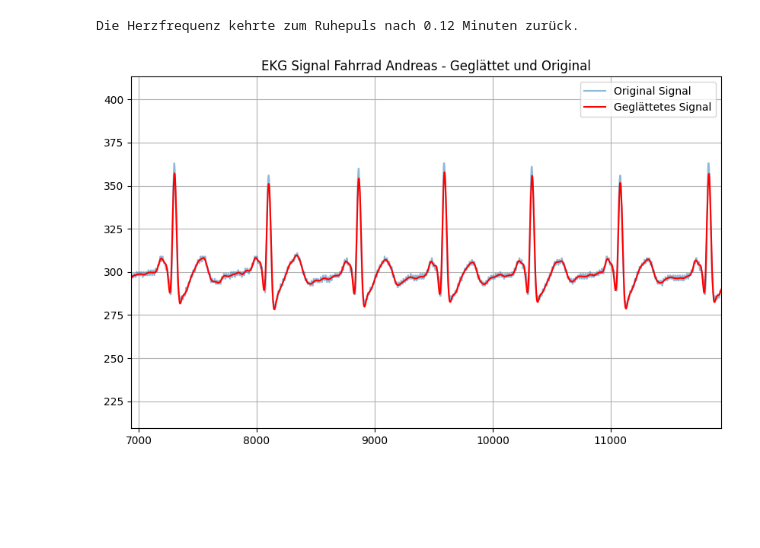
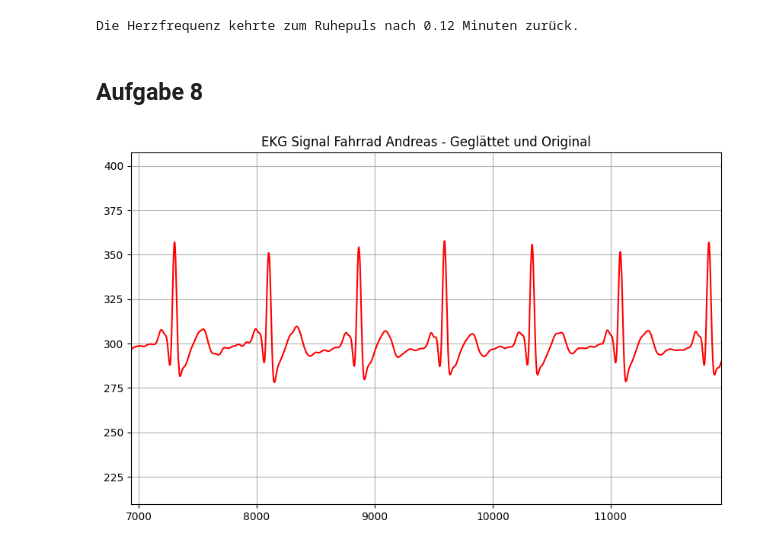
Before and after one commit to VPaulineC/Praktikum-2, a Jupyter notebook: Praktikum_2.ipynb, the cells around one changed output. Cells and saved outputs as stored; diff of their text form; code cells hidden in the pictures; blank space fills up the shorter version.

```diff
--- a/Praktikum_2.ipynb
+++ b/Praktikum_2.ipynb
@@ -489,28 +489,30 @@ else:
     print("Die Herzfrequenz hat den Ruhepuls innerhalb des beobachteten Zeitraums nicht erreicht.")
 # %% [output]
 Die Herzfrequenz kehrte zum Ruhepuls nach 0.12 Minuten zurück.
+# %% [markdown]
+## Aufgabe 8
 # %%
 # Plot Fahrrad Andreas
 df = pd.read_csv('lab2code1_Fahrrad_Andreas.csv', sep = ';')
 time_ms = df['Millis']
 ecg=df['Value']
 #time_ms = time_ms / (1000 * 60)
 
 Wn=0.08
 b, a = sci.butter(4, Wn, 'low', analog=False)
 ecg_filtered = sci.filtfilt(b, a, ecg)
 
 plt.figure(figsize=(10, 6))
-plt.plot(time_ms, ecg, label='Original Signal', alpha=0.5)
+#plt.plot(time_ms, ecg, label='Original Signal', alpha=0.5)
 plt.plot(time_ms, ecg_filtered, label='Geglättetes Signal', color='red')
 plt.title('EKG Signal Fahrrad Andreas - Geglättet und Original')
-plt.legend()
+#plt.legend()
 plt.grid()
 # Display only 5 seconds of the plot
 start_time = time_ms.iloc[0]
 end_time = start_time + 5000  # 5 seconds later
 
 plt.xlim(start_time, end_time)
 plt.show()
 # %% [output]
-[figure, old version]
+[figure, new version]
```
Also changed, not shown: parts of 1 cell of this notebook, 5 other files.
